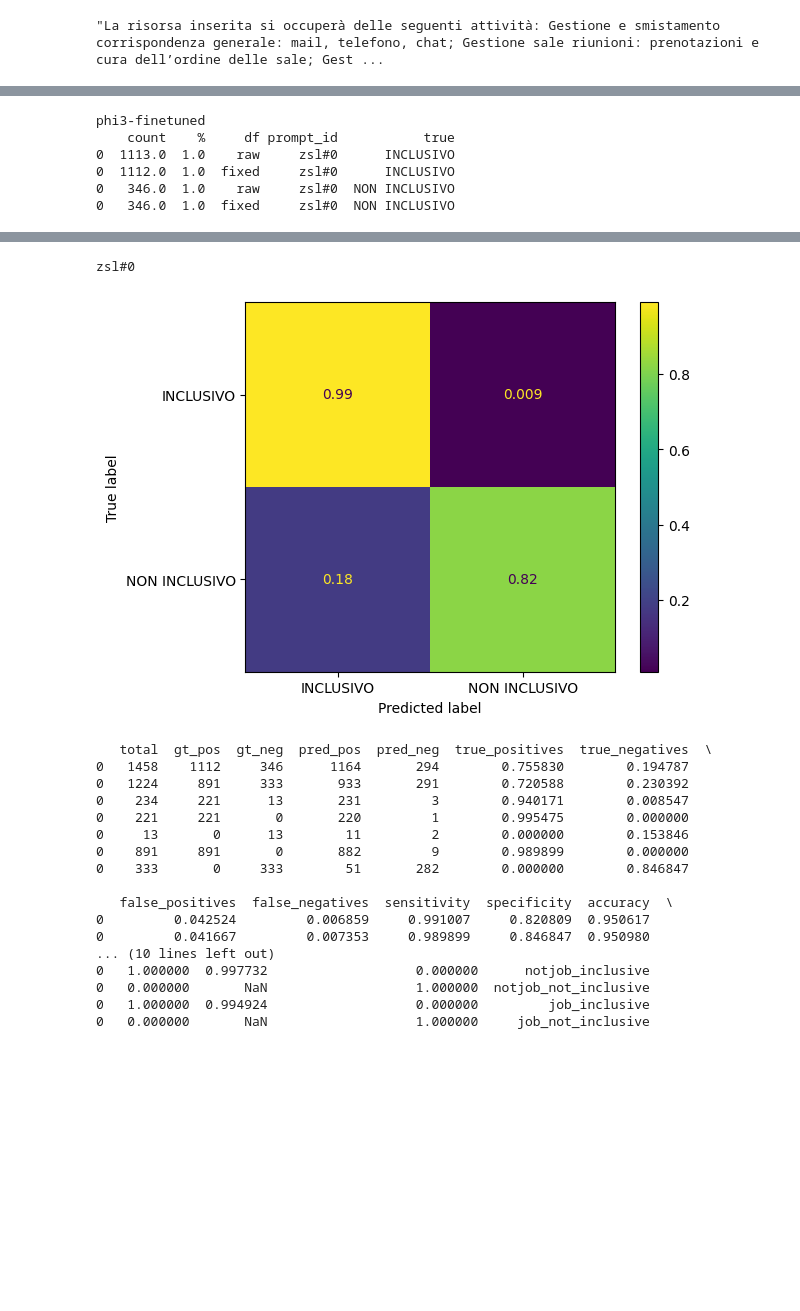
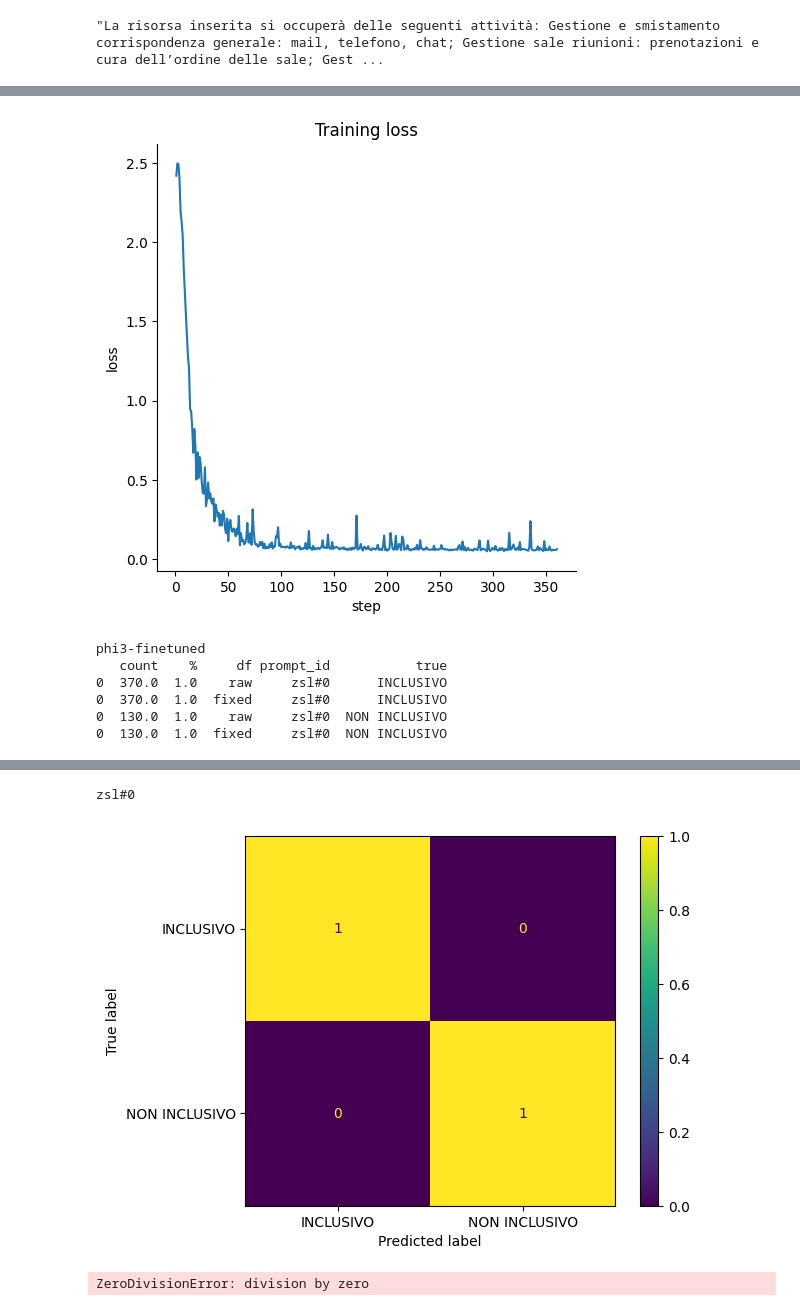
Before and after one commit to tommasoromano/unimi-language-detection, a Jupyter notebook: analysis.ipynb, the cells around one changed output, grey strips where cells are left out. Cells and saved outputs as stored; diff of their text form; code cells hidden in the pictures; blank space fills up the shorter version.

Commit message:
more data

```diff
--- a/analysis.ipynb
+++ b/analysis.ipynb
@@ -41,9 +36,11 @@ df[df['inclusive phrasing'] == 'NO'].head(100)['text'].iloc[14]
 df = pd.read_csv('data/raw_data_finetune.csv')
 df['text_JOB_value'] = df.apply(lambda x: x['text_JOB_value'] if isinstance(x['text_JOB_value'],str) else "", axis=1)
 df['text_ADJ_value'] = df.apply(lambda x: x['text_ADJ_value'] if isinstance(x['text_ADJ_value'],str) else "", axis=1)
+df['text_VERB_value'] = df.apply(lambda x: x['text_VERB_value'] if isinstance(x['text_VERB_value'],str) else "", axis=1)
 df_jobs = df[df['text_JOB_value'] != ""]
 df_adj = df[df['text_ADJ_value'] != ""]
-df_other = df[(df['text_JOB_value'] == "") & (df['text_ADJ_value'] == "")]
+df_verb = df[df['text_VERB_value'] != ""]
+df_other = df[(df['text_JOB_value'] == "") & (df['text_ADJ_value'] == "") & (df['text_VERB_value'] == "")]
 tot = len(df)
-tot, len(df_jobs)/tot, len(df_adj)/tot, len(df_other)/tot
+tot, len(df_jobs)/tot, len(df_adj)/tot, len(df_verb)/tot, len(df_other)/tot
 # %% [output]
@@ -51,3 +52,13 @@ tot, len(df_jobs)/tot, len(df_adj)/tot, len(df_other)/tot
+# %%
+df_loss = pd.DataFrame({
+    'step': [int(ln.split('	')[0]) for ln in TRAINING_LOSS.split('\n')],
+    'loss': [float(ln.split('	')[1]) for ln in TRAINING_LOSS.split('\n')],
+})
+sns.relplot(data=df_loss, x='step', y='loss', kind='line')
+plt.title('Training loss')
+plt.show()
+# %% [output]
+[figure, added]
 # %%
 res_models_df = None
 
@@ -56,7 +67,7 @@ show_plots = True
 for model in ['phi3-finetuned']:
     print(model)
     if model == 'phi3-finetuned':
-        df = pd.read_csv(f'results/{model}-eval.csv')
+        df = pd.read_csv(f'results/{model}-eval-v0.csv')
     # df = df[df['prompt_id'].str.contains('cot')]
 
     df_fix = fix_df(df, model, show_plot=show_plots)
@@ -106,53 +117,37 @@ for model in ['phi3-finetuned']:
         # for s in symbols:
         #     _metrics = metrics(contains(df_jobs, [s]))
         #     _metrics['name'] = s
         #     res_df = pd.concat([res_df, pd.DataFrame(_metrics, index=[0])])
 
         _metrics = metrics(df_notjobs[df_notjobs['true'] == 'INCLUSIVO'])
         _metrics['name'] = 'notjob_inclusive'
         res_df = pd.concat([res_df, pd.DataFrame(_metrics, index=[0])])
 
         _metrics = metrics(df_notjobs[df_notjobs['true'] == 'NON INCLUSIVO'])
         _metrics['name'] = 'notjob_not_inclusive'
         res_df = pd.concat([res_df, pd.DataFrame(_metrics, index=[0])])
 
         _metrics = metrics(df_jobs[df_jobs['true'] == 'INCLUSIVO'])
         _metrics['name'] = 'job_inclusive'
         res_df = pd.concat([res_df, pd.DataFrame(_metrics, index=[0])])
 
         _metrics = metrics(df_jobs[df_jobs['true'] == 'NON INCLUSIVO'])
         _metrics['name'] = 'job_not_inclusive'
         res_df = pd.concat([res_df, pd.DataFrame(_metrics, index=[0])])
 
         if show_plots:
             print(res_df)
             plot_metrics(res_df, f" - {model} - {p}")
 
 plot_metrics(res_models_df, "- All models")
 # %% [output]
 phi3-finetuned
-    count    %     df prompt_id           true
-0  1113.0  1.0    raw     zsl#0      INCLUSIVO
-0  1112.0  1.0  fixed     zsl#0      INCLUSIVO
-0   346.0  1.0    raw     zsl#0  NON INCLUSIVO
-0   346.0  1.0  fixed     zsl#0  NON INCLUSIVO
+   count    %     df prompt_id           true
+0  370.0  1.0    raw     zsl#0      INCLUSIVO
+0  370.0  1.0  fixed     zsl#0      INCLUSIVO
+0  130.0  1.0    raw     zsl#0  NON INCLUSIVO
+0  130.0  1.0  fixed     zsl#0  NON INCLUSIVO
 [figure]
 zsl#0
-[figure, old version]
+[figure, new version]
-   total  gt_pos  gt_neg  pred_pos  pred_neg  true_positives  true_negatives  \
-0   1458    1112     346      1164       294        0.755830        0.194787
-0   1224     891     333       933       291        0.720588        0.230392
-0    234     221      13       231         3        0.940171        0.008547
-0    221     221       0       220         1        0.995475        0.000000
-0     13       0      13        11         2        0.000000        0.153846
-0    891     891       0       882         9        0.989899        0.000000
-0    333       0     333        51       282        0.000000        0.846847
-
-   false_positives  false_negatives  sensitivity  specificity  accuracy  \
-0         0.042524         0.006859     0.991007     0.820809  0.950617
-0         0.041667         0.007353     0.989899     0.846847  0.950980
-... (10 lines left out)
-0   1.000000  0.997732                   0.000000      notjob_inclusive
-0   0.000000       NaN                   1.000000  notjob_not_inclusive
-0   1.000000  0.994924                   0.000000         job_inclusive
-0   0.000000       NaN                   1.000000     job_not_inclusive
+ZeroDivisionError: division by zero
```
Also changed, not shown: parts of 4 cells of this notebook, 5 other files.
